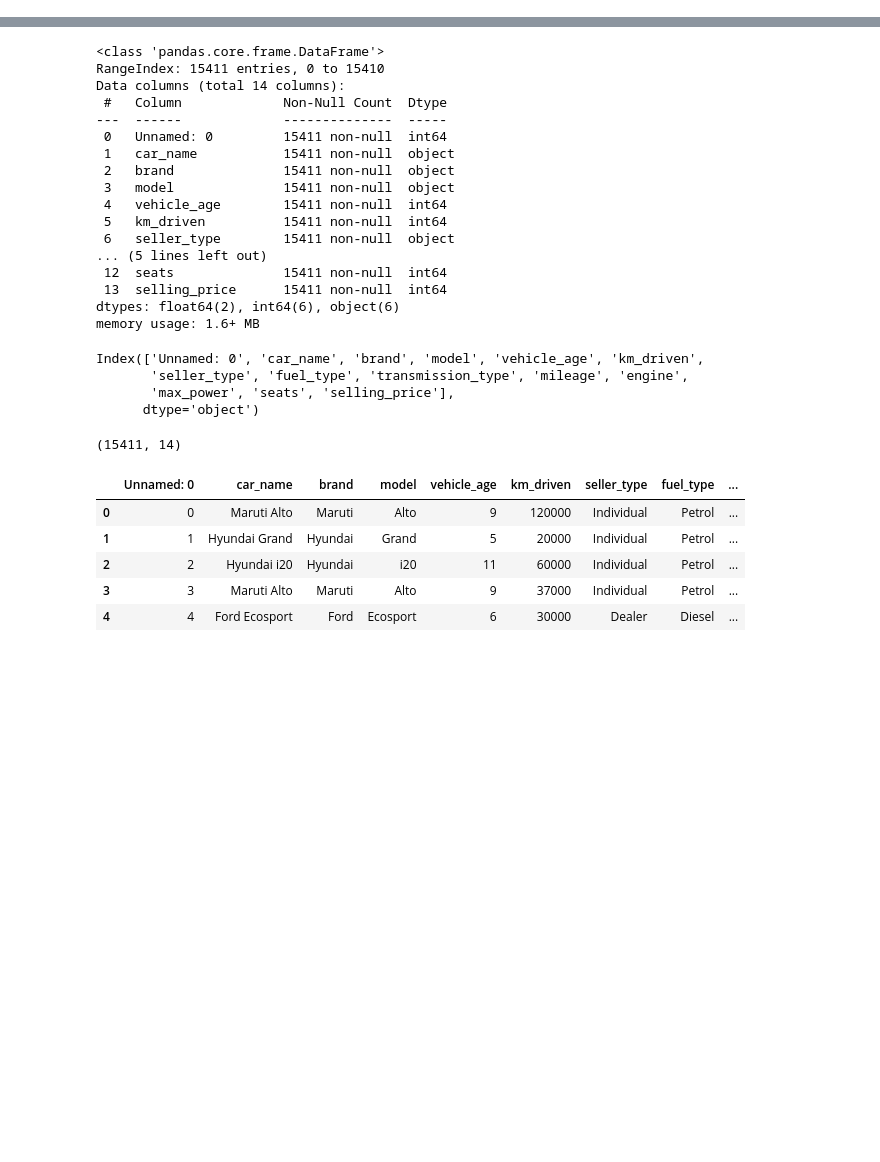
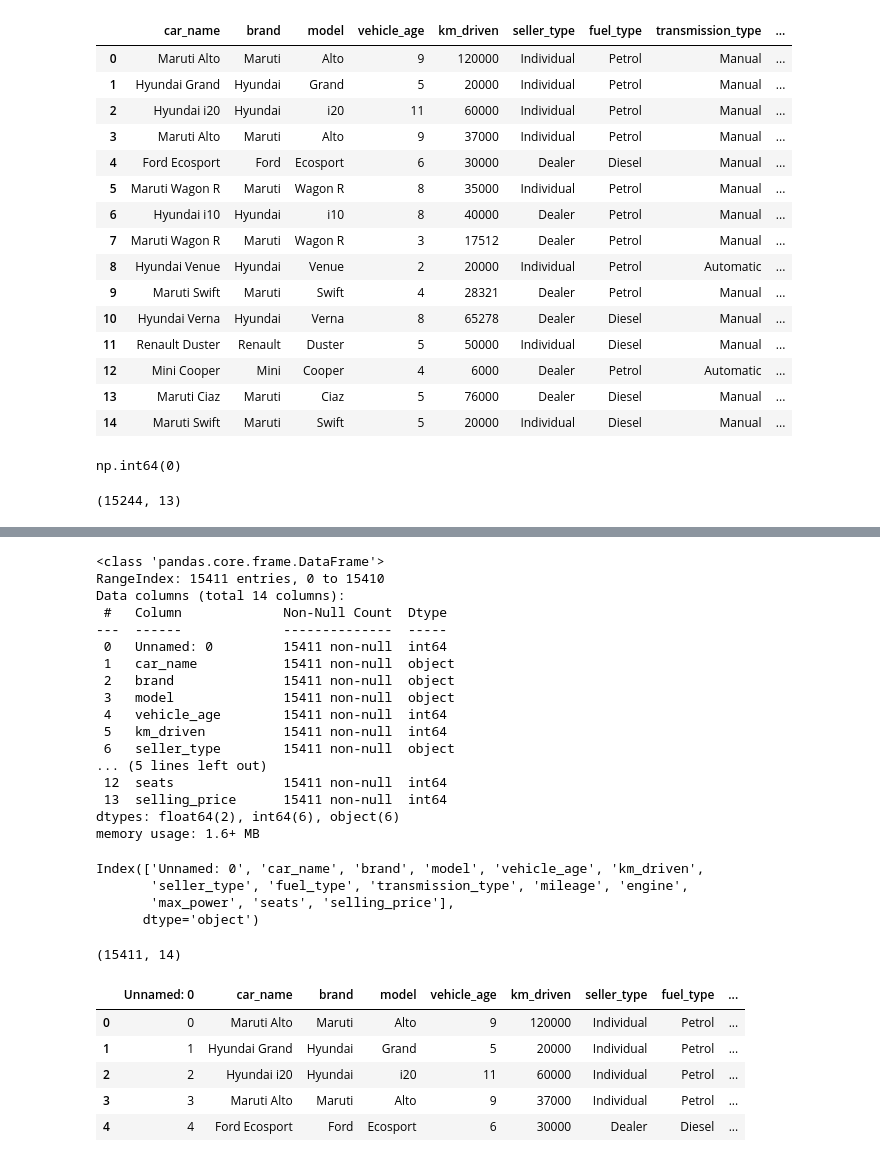
Before and after one commit to BuketSudeSnky/used-car-price-prediction, a Jupyter notebook: 01_data_exploration.ipynb, the cells around one changed output, grey strips where cells are left out. Cells and saved outputs as stored; diff of their text form; code cells hidden in the pictures; blank space fills up the shorter version.

Commit message:
Clean duplicate and unnecessary data

```diff
--- a/01_data_exploration.ipynb
+++ b/01_data_exploration.ipynb
@@ -2,0 +29,2 @@
+# %%
+df = df.reset_index(drop=True)
@@ -2,0 +53,27 @@
+# %%
+df.head(15)
+# %% [output]
+|  | car_name | brand | model | vehicle_age | km_driven | seller_type | fuel_type | transmission_type | ... |
+| 0 | Maruti Alto | Maruti | Alto | 9 | 120000 | Individual | Petrol | Manual | ... |
+| 1 | Hyundai Grand | Hyundai | Grand | 5 | 20000 | Individual | Petrol | Manual | ... |
+| 2 | Hyundai i20 | Hyundai | i20 | 11 | 60000 | Individual | Petrol | Manual | ... |
+| 3 | Maruti Alto | Maruti | Alto | 9 | 37000 | Individual | Petrol | Manual | ... |
+| 4 | Ford Ecosport | Ford | Ecosport | 6 | 30000 | Dealer | Diesel | Manual | ... |
+| 5 | Maruti Wagon R | Maruti | Wagon R | 8 | 35000 | Individual | Petrol | Manual | ... |
+| 6 | Hyundai i10 | Hyundai | i10 | 8 | 40000 | Dealer | Petrol | Manual | ... |
+| 7 | Maruti Wagon R | Maruti | Wagon R | 3 | 17512 | Dealer | Petrol | Manual | ... |
+| 8 | Hyundai Venue | Hyundai | Venue | 2 | 20000 | Individual | Petrol | Automatic | ... |
+| 9 | Maruti Swift | Maruti | Swift | 4 | 28321 | Dealer | Petrol | Manual | ... |
+| 10 | Hyundai Verna | Hyundai | Verna | 8 | 65278 | Dealer | Diesel | Manual | ... |
+| 11 | Renault Duster | Renault | Duster | 5 | 50000 | Individual | Diesel | Manual | ... |
+| 12 | Mini Cooper | Mini | Cooper | 4 | 6000 | Dealer | Petrol | Automatic | ... |
+| 13 | Maruti Ciaz | Maruti | Ciaz | 5 | 76000 | Dealer | Diesel | Manual | ... |
+| 14 | Maruti Swift | Maruti | Swift | 5 | 20000 | Individual | Diesel | Manual | ... |
+# %%
+df.duplicated().sum()
+# %% [output]
+np.int64(0)
+# %%
+df.shape
+# %% [output]
+(15244, 13)
```
Also changed, not shown: parts of 13 cells of this notebook.
